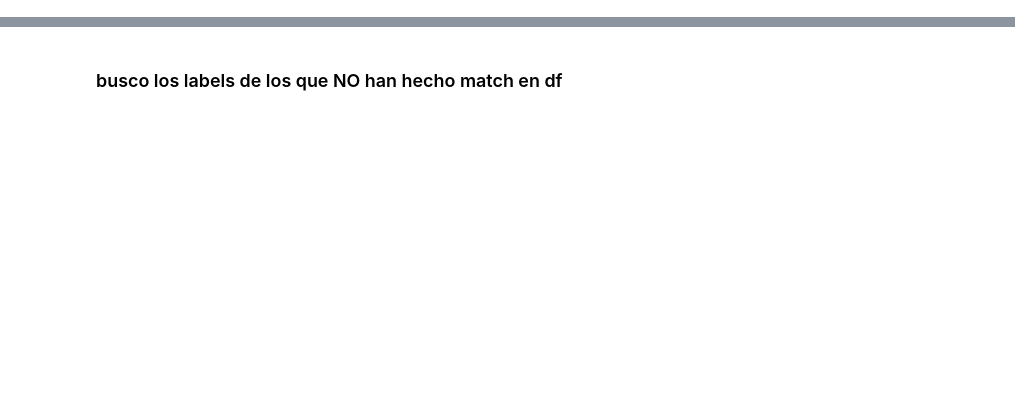
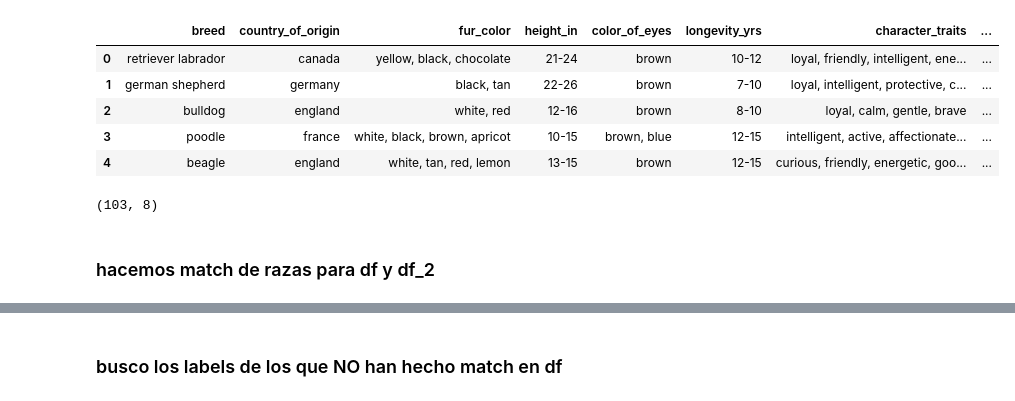
Before and after one commit to Adalab/da-modulo4-sprint1-pairprogramming-ClaraMarga, a Jupyter notebook: limpieza.ipynb, the cells around one changed output, grey strips where cells are left out. Saved outputs shown, nothing was run; the diff lists cells and outputs as text; code cells hidden in the pictures; blank space fills up the shorter version.

```diff
--- a/limpieza.ipynb
+++ b/limpieza.ipynb
@@ -10,5 +30,8 @@ df.head(4)
 # %%
 df['breed'] = df['breed'].str.lower()
+# %%
+# Convertir nombres de columnas a minúsculas y reemplazar espacios con barras bajas en df
+df.columns = df.columns.str.lower().str.replace(' ', '_').str.replace('(','').str.replace(')','')
 # %%
 def convertir_a_minusculas(df):
     for columna in df.columns:
@@ -44,5 +173,14 @@ duplicated_cases_sorted
 # %%
 df = df.drop_duplicates(subset=['breed'], keep='first')
-df
+df.head()
+# %% [output]
+|  | breed | country_of_origin | fur_color | height_in | color_of_eyes | longevity_yrs | character_traits | ... |
+| 0 | retriever labrador | canada | yellow, black, chocolate | 21-24 | brown | 10-12 | loyal, friendly, intelligent, ene... | ... |
+| 1 | german shepherd | germany | black, tan | 22-26 | brown | 7-10 | loyal, intelligent, protective, c... | ... |
+| 2 | bulldog | england | white, red | 12-16 | brown | 8-10 | loyal, calm, gentle, brave | ... |
+| 3 | poodle | france | white, black, brown, apricot | 10-15 | brown, blue | 12-15 | intelligent, active, affectionate... | ... |
+| 4 | beagle | england | white, tan, red, lemon | 13-15 | brown | 12-15 | curious, friendly, energetic, goo... | ... |
 # %%
 df.shape
+# %% [output]
+(103, 8)
@@ -52 +187,3 @@ import pandas as pd
+# %% [markdown]
+### hacemos match de razas para df y df_2
 # %%
```
Also changed, not shown: parts of 71 cells of this notebook.
